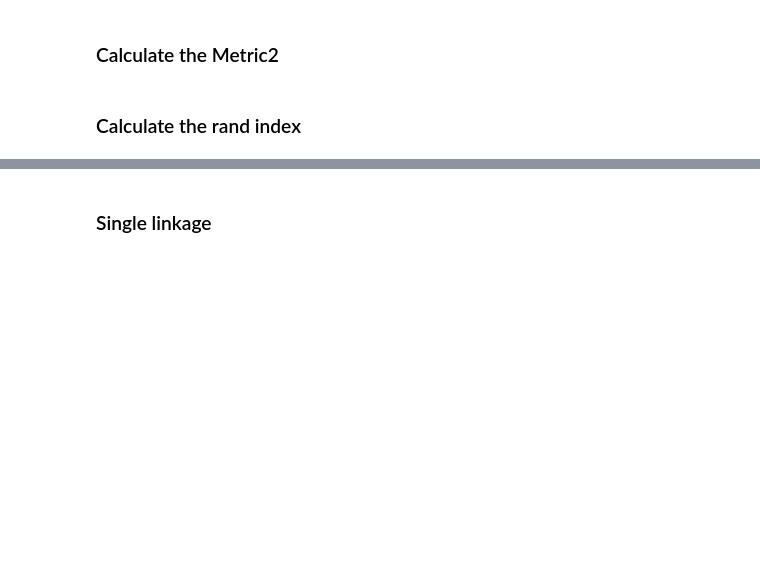
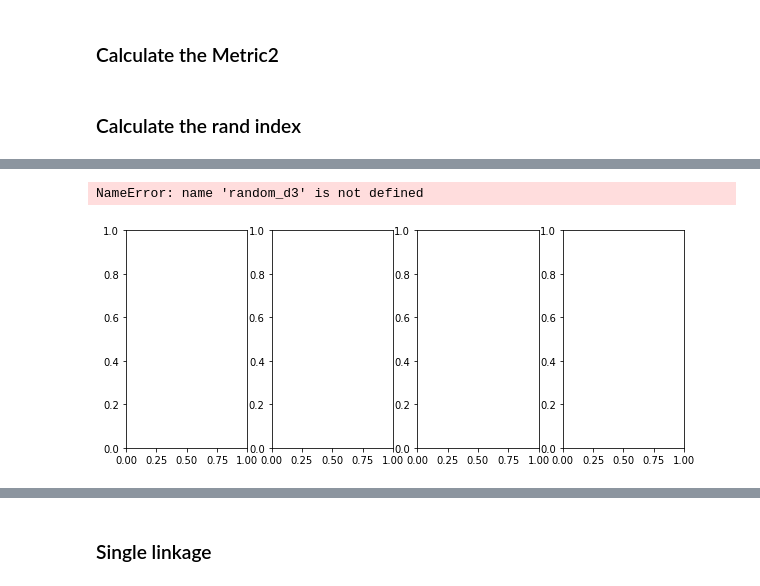
Before and after one commit to Zehui127/clusteringResearch2019, a Jupyter notebook: python_code/Untitled.ipynb, the cells around one changed output, grey strips where cells are left out. Drawn from its saved outputs; the diff is of its cells as text; code cells hidden in the pictures; blank space fills up the shorter version.

```diff
--- a/python_code/Untitled.ipynb
+++ b/python_code/Untitled.ipynb
@@ -290,12 +325,12 @@ def kmediod_tester(dist_matrix):
 iterate_time = 1000
 d1 = np.zeros(iterate_time)
 d2 = np.zeros(iterate_time)
-d3 = np.zeros(iterate_time)
-for i in tqdm(range(1,iterate_time)):
+Gamma_d3 = np.zeros(iterate_time)
+for i in tqdm(range(0,iterate_time)):
     dist_matrix=dist_matric
     partition = kmediod_tester(dist_matrix)
     dist_matric2 = perturb_distance_matrix(dist_matric,partition,1)
     d1[i]=Metric1(dist_matric,dist_matric2,partition)
     d2[i]=Metric2(dist_matric,dist_matric2,partition)
     partition2 = kmediod_tester(dist_matric2)
-    d3[i]=adjusted_rand_score(partition,partition2)
+    Gamma_d3[i]=adjusted_rand_score(partition,partition2)
@@ -305,0 +365,14 @@ np.where(d3==0)
+# %%
+results = []
+for j in range(1,8):
+    iterate_time = 1000*j
+    d1 = np.zeros(iterate_time)
+    d2 = np.zeros(iterate_time)
+    Gamma3_d3 = np.zeros(iterate_time)
+    for i in tqdm(range(0,iterate_time)):
+        dist_matrix=dist_matric
+        partition = kmediod_tester(dist_matrix)
+        dist_matric2 = perturb_distance_matrix(dist_matric,partition,1)
+        partition2 = kmediod_tester(dist_matric2)
+        Gamma3_d3[i]=adjusted_rand_score(partition,partition2)
+    results.append(Gamma3_d3)
@@ -305,0 +402,30 @@ np.where(d3==0)
+# %%
+f, axs = plt.subplots(1,4,figsize=(10,4))
+plt.subplot(1, 4, 1)
+plt.hist(random_d3)
+plt.xlabel('Adjusted Rand Index\n (a)')
+plt.ylabel('Frequency')
+plt.title('Random perturbation (n=1000)')
+plt.subplot(1, 4, 2)
+plt.hist(Gamma_d3,color="orange")
+plt.xlabel('Adjusted Rand Index\n (b)')
+plt.ylabel('Frequency')
+plt.title('$\Gamma$ Transformation (n=1000)')
+
+plt.subplot(1, 4, 3)
+plt.hist(Gamma2_d3,color="orange")
+plt.xlabel('Adjusted Rand Index\n (c)')
+plt.ylabel('Frequency')
+plt.title('$\Gamma$ Transformation (n=10000)')
+
+plt.subplot(1, 4, 4)
+plt.hist(Gamma3_d3,color="orange")
+plt.xlabel('Adjusted Rand Index\n (d)')
+plt.ylabel('Frequency')
+plt.title('$\Gamma$ Transformation  (n=20000)')
+
+plt.tight_layout()
+plt.savefig('simulate1.png')
+# %% [output]
+NameError: name 'random_d3' is not defined
+[figure, added]
```
Also changed, not shown: parts of 49 cells of this notebook, 28 other files.
